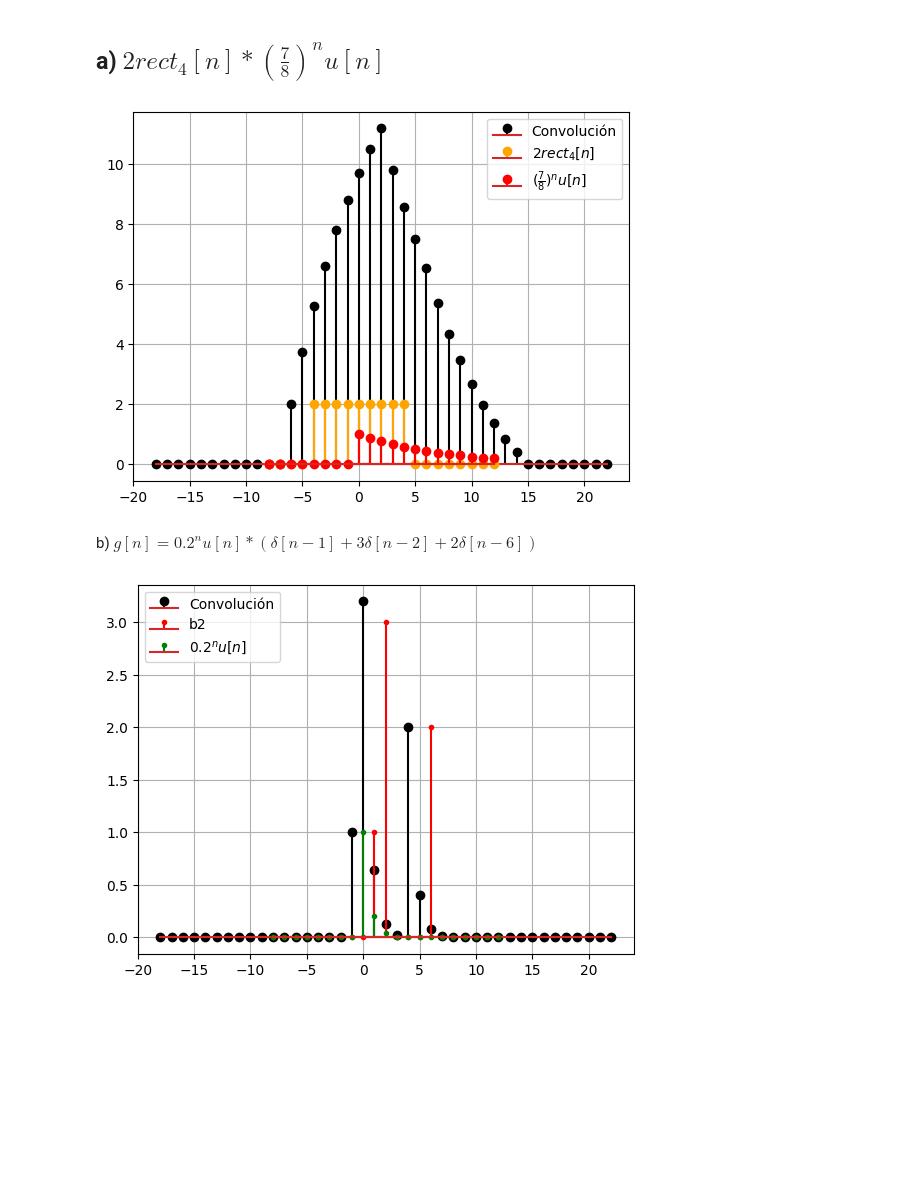
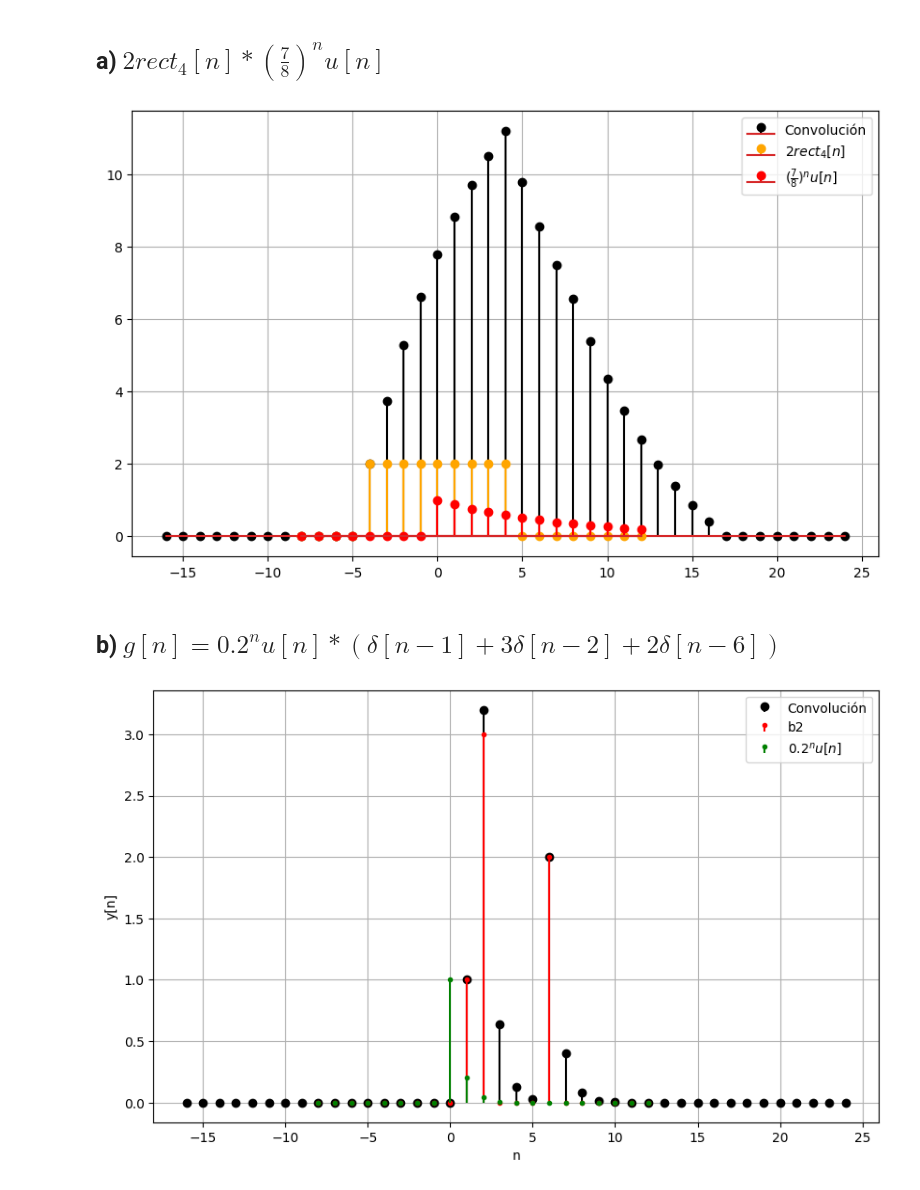
Before and after one commit to Lekkito/analisis-de-se-ales, a Jupyter notebook: tp2.ipynb, the cells around one changed output. Cells and saved outputs as stored; diff of their text form; code cells hidden in the pictures; blank space fills up the shorter version.

```diff
--- a/tp2.ipynb
+++ b/tp2.ipynb
@@ -103,39 +162,44 @@ plt.show()
 # %%
 # Primero me defino la funcion rect4 y Heaviside
 n = np.arange(-8,13)
 def rect4(n):
     return np.where(np.abs(n)<= 4, 1, 0)
 
 def u(n):
     return np.where(n>=0, 1,0)
 
 a1 = 2*rect4(n)
 a2 = (7/8)**n * u(n)
 a = convolve(a1,a2)
 
-nc = np.arange(-18,23)
+nc = np.arange(-16,25)
+plt.figure(figsize=(10, 6))
 plt.stem(nc, a, 'black', label='Convolución')
 plt.stem(n,a1, 'orange', label='$2rect_{4}[n]$')
 plt.stem(n, a2, 'red', label=r'$(\frac{7}{8})^{n} u[n]$')
 plt.grid()
 plt.legend()
 plt.show()
 # %% [output]
-[figure, old version]
+[figure, new version]
 # %% [markdown]
-b) $g[n] = 0.2^{n}u[n] * (\delta[n-1]+3\delta[n-2]+2\delta[n-6])$
+## b) $g[n] = 0.2^{n}u[n] * (\delta[n-1]+3\delta[n-2]+2\delta[n-6])$
 # %%
+n = np.arange(-8,13)
 def d(n):
     return np.where(n==0,1,0)
 b1 = (0.2)**n * u(n)
 b2 = d(n-1)+3*d(n-2)+2*d(n-6)
 b = convolve(b1,b2)
-
-plt.stem(nc, b, linefmt='k-', markerfmt='ko', label='Convolución')
-plt.stem(n, b2, linefmt='r-' ,markerfmt='r.', label='b2')
-plt.stem(n,b1, linefmt='g-', markerfmt='g.', label='$0.2^{n}u[n]$')
+nc = np.arange(-16,25)
+plt.figure(figsize=(10, 6))
+plt.stem(nc, b, linefmt='k-', markerfmt='ko', label='Convolución', basefmt=" ")
+plt.stem(n, b2, linefmt='r-' ,markerfmt='r.', label='b2', basefmt=" ")
+plt.stem(n,b1, linefmt='g-', markerfmt='g.', label='$0.2^{n}u[n]$', basefmt=" ")
 plt.grid()
-plt.legend(loc='upper left')
+plt.xlabel('n')
+plt.ylabel('y[n]')
+plt.legend(loc=0)
 plt.show()
 # %% [output]
-[figure, old version]
+[figure, new version]
```
Also changed, not shown: parts of 11 cells of this notebook.
